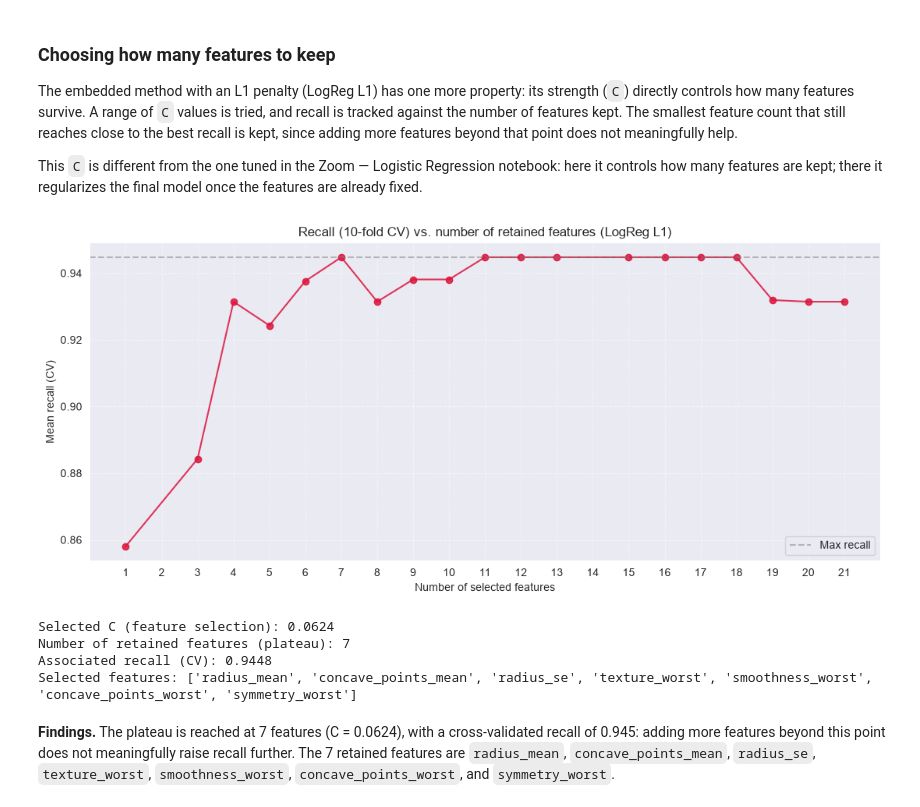
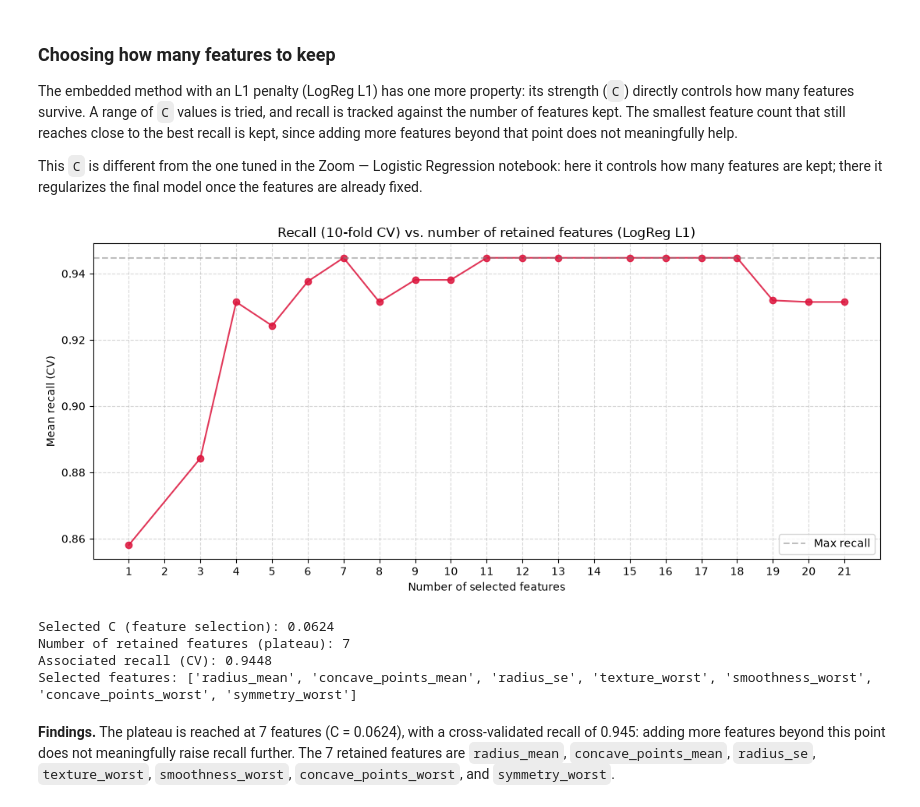
Before and after one commit to ostacore/Projets-UM5BM753-, a Jupyter notebook: 03_notebooks/04_Feature_Selection.ipynb, the cells around one changed output. Saved outputs shown, nothing was run; the diff lists cells and outputs as text; code cells hidden in the pictures.

```diff
--- a/03_notebooks/04_Feature_Selection.ipynb
+++ b/03_notebooks/04_Feature_Selection.ipynb
@@ -86,10 +89,7 @@ SCORING = {
 df_train_all = pd.DataFrame(X_train_all, columns=features)
 df_test_all = pd.DataFrame(X_test_all, columns=features)
 
-corr_matrix = df_train_all.corr().abs()
-upper = corr_matrix.where(np.triu(np.ones(corr_matrix.shape), k=1).astype(bool))
-collinear_features = [col for col in upper.columns if any(upper[col] > 0.95)]
-features_clean = [f for f in features if f not in collinear_features]
+features_clean, collinear_features = remove_collinear_features(df_train_all, features, threshold=0.95)
 
 X_train_clean = df_train_all[features_clean].values
 X_test_clean = df_test_all[features_clean].values
@@ -210,46 +186,40 @@ for C_val in C_values:
     ).fit(X_train_clean, y_train)
     mask = sel.get_support()
     n_feat = int(mask.sum())
     if n_feat == 0:
         continue
     recall_cv = cross_val_score(
         LogisticRegression(random_state=RANDOM_STATE), X_train_clean[:, mask], y_train,
         cv=CV_FOLDS, scoring='recall'
     ).mean()
     if n_feat not in plateau_results or recall_cv > plateau_results[n_feat][0]:
         plateau_results[n_feat] = (recall_cv, C_val, mask)
 
 sorted_n = sorted(plateau_results.keys())
 sorted_recall = [plateau_results[n][0] for n in sorted_n]
 
-plt.figure(figsize=(11, 5))
-plt.plot(sorted_n, sorted_recall, marker='o', color='crimson', alpha=0.85)
-plt.axhline(max(sorted_recall), linestyle='--', color='grey', alpha=0.5, label="Max recall")
-plt.title(f"Recall ({CV_FOLDS}-fold CV) vs. number of retained features (LogReg L1)")
-plt.xlabel("Number of selected features")
-plt.ylabel("Mean recall (CV)")
-plt.xticks(np.arange(min(sorted_n), max(sorted_n) + 1, 1))
-plt.legend()
-plt.grid(True, linestyle='--', alpha=0.5)
-plt.tight_layout()
-plt.savefig(os.path.join(FIGURES_DIR, "04_feature_selection_plateau.png"))
-plt.show()
+plot_feature_selection_plateau(
+    sorted_n=sorted_n,
+    sorted_recall=sorted_recall,
+    cv_folds=CV_FOLDS,
+    out_path=os.path.join(FIGURES_DIR, "04_feature_selection_plateau.png")
+)
 
 # Plateau = smallest feature count whose recall is within a fixed absolute tolerance
 # of the observed maximum (tighter and more interpretable than a relative threshold).
 RECALL_TOLERANCE = 0.001
 recall_max = max(sorted_recall)
 n_selected = min(n for n in sorted_n if plateau_results[n][0] >= recall_max - RECALL_TOLERANCE)
 best_recall, best_C_selection, best_mask = plateau_results[n_selected]
 
 selected_features = np.array(features_clean)[best_mask].tolist()
 
 print(f"Selected C (feature selection): {best_C_selection:.4f}")
 print(f"Number of retained features (plateau): {n_selected}")
 print(f"Associated recall (CV): {best_recall:.4f}")
 print(f"Selected features: {selected_features}\n")
 # %% [output]
-[figure, old version]
+[figure, new version]
 Selected C (feature selection): 0.0624
 Number of retained features (plateau): 7
 Associated recall (CV): 0.9448
```
Also changed, not shown: parts of 2 cells of this notebook, 5 other files.
